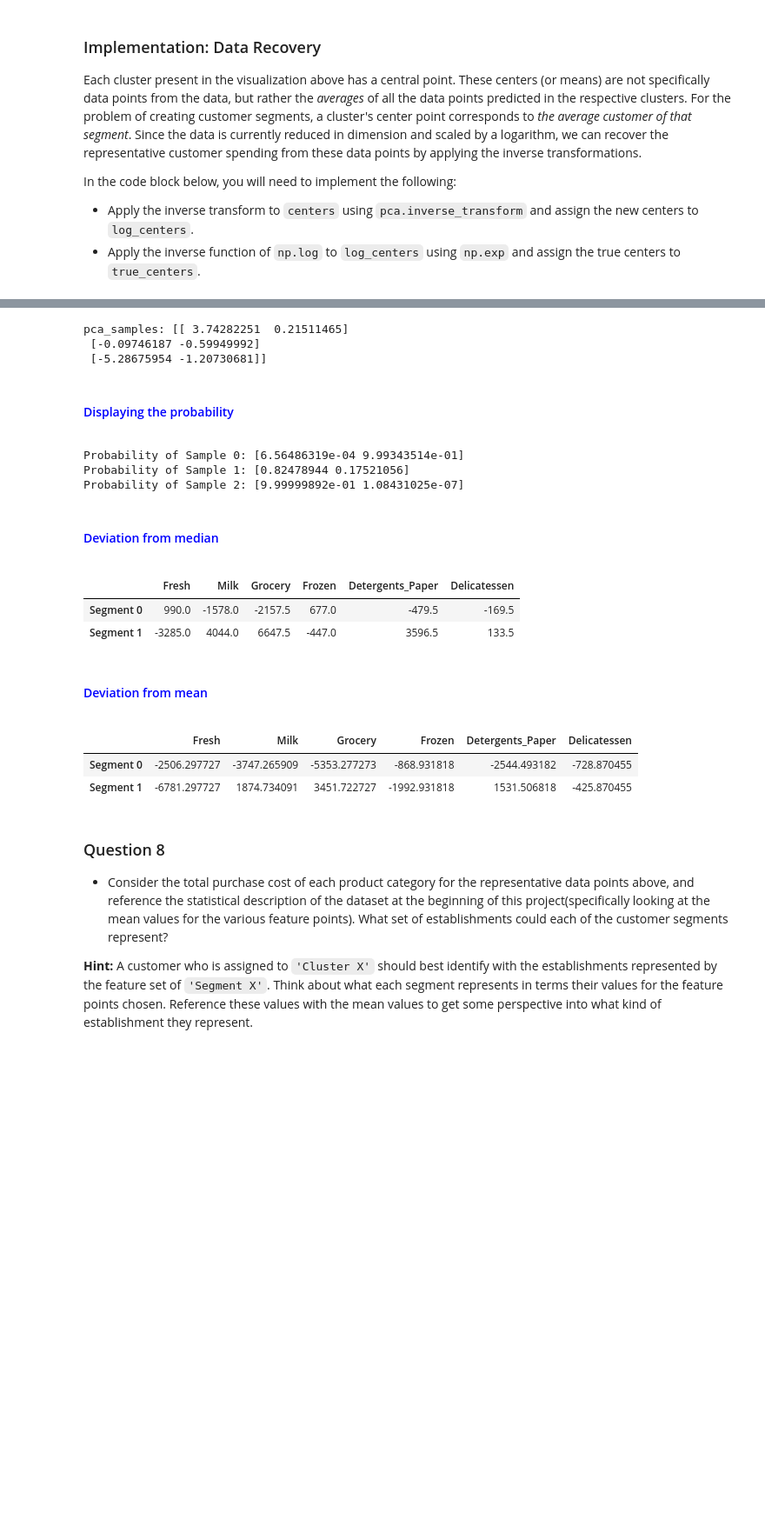
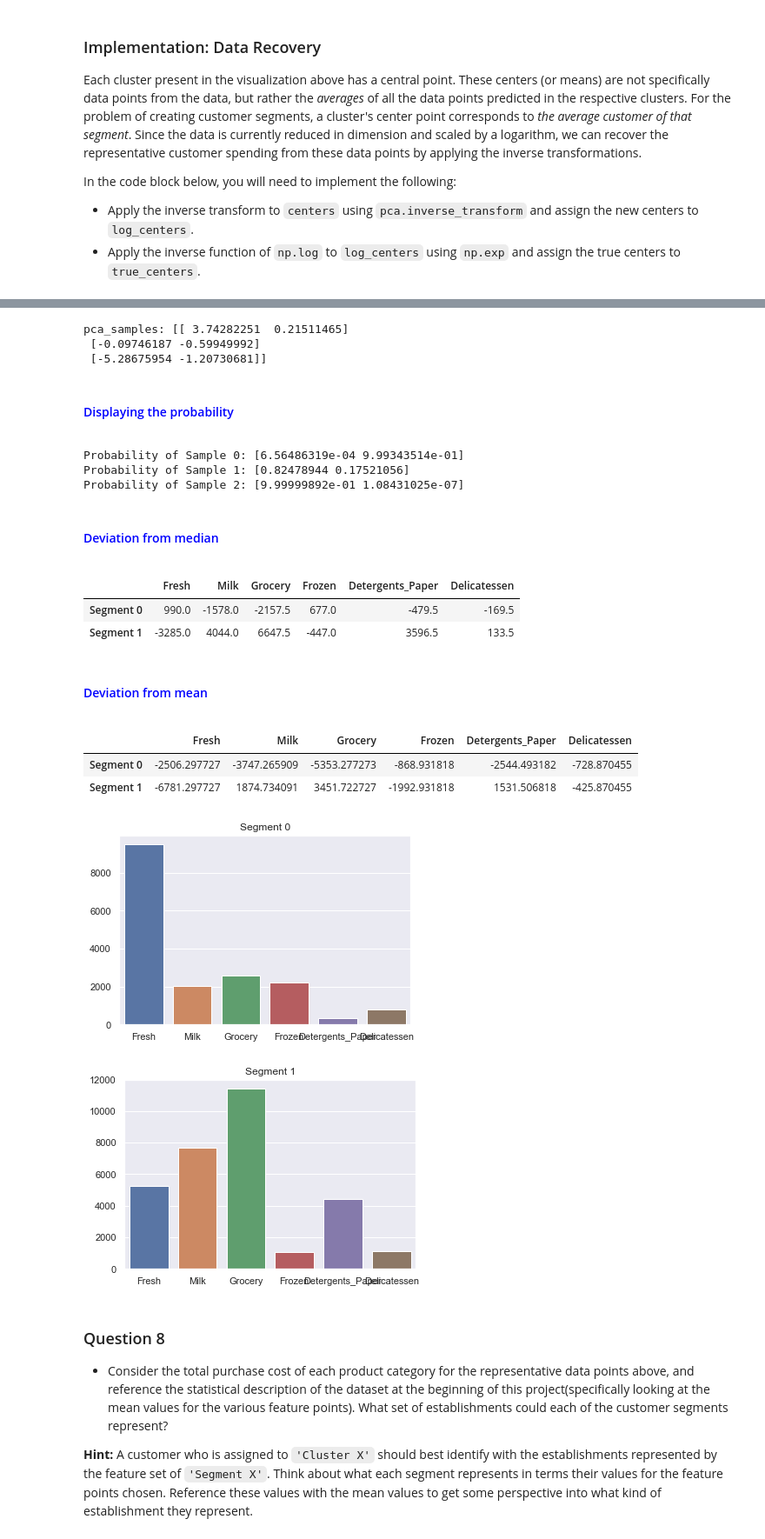
Before and after one commit to sp-mishra/machine-learning, a Jupyter notebook: projects/customer_segments/customer_segments.ipynb, the cells around one changed output, grey strips where cells are left out. Shown at 87% size. Cells and saved outputs as stored; diff of their text form; code cells hidden in the pictures; blank space fills up the shorter version.

```diff
--- a/projects/customer_segments/customer_segments.ipynb
+++ b/projects/customer_segments/customer_segments.ipynb
@@ -750,33 +750,40 @@ print('pca_samples: {}'.format(pca_samples))
 
 # Considering GMM is probability based displaying the probability
 hp.display_html('Displaying the probability')
 for i, prob in enumerate(pca_samples):
      print('Probability of Sample {}: {}'.format(i, clusterer.predict_proba([prob])[0]))
 
 hp.display_html('Deviation from median')
 display(true_centers - data.median())
 
 hp.display_html('Deviation from mean')
 display(true_centers - data.mean())
+
+for i in range(0, len(centers)):
+    plt.figure()
+    plt.axes().set_title('Segment {}'.format(i))
+    sns.barplot(x=true_centers.columns.values, y=true_centers.iloc[i].values)
 # %% [output]
 |  | Fresh | Milk | Grocery | Frozen | Detergents_Paper | Delicatessen |
 | Segment 0 | 9494.0 | 2049.0 | 2598.0 | 2203.0 | 337.0 | 796.0 |
 | Segment 1 | 5219.0 | 7671.0 | 11403.0 | 1079.0 | 4413.0 | 1099.0 |
 pca_samples: [[ 3.74282251  0.21511465]
  [-0.09746187 -0.59949992]
  [-5.28675954 -1.20730681]]
 Displaying the probability
 Probability of Sample 0: [6.56486319e-04 9.99343514e-01]
 Probability of Sample 1: [0.82478944 0.17521056]
 Probability of Sample 2: [9.99999892e-01 1.08431025e-07]
 Deviation from median
 |  | Fresh | Milk | Grocery | Frozen | Detergents_Paper | Delicatessen |
 | Segment 0 | 990.0 | -1578.0 | -2157.5 | 677.0 | -479.5 | -169.5 |
 | Segment 1 | -3285.0 | 4044.0 | 6647.5 | -447.0 | 3596.5 | 133.5 |
 Deviation from mean
 |  | Fresh | Milk | Grocery | Frozen | Detergents_Paper | Delicatessen |
 | Segment 0 | -2506.297727 | -3747.265909 | -5353.277273 | -868.931818 | -2544.493182 | -728.870455 |
 | Segment 1 | -6781.297727 | 1874.734091 | 3451.722727 | -1992.931818 | 1531.506818 | -425.870455 |
+[figure, added]
+[figure, added]
 # %% [markdown]
 ### Question 8
 
```
Also changed, not shown: parts of 11 cells of this notebook.
